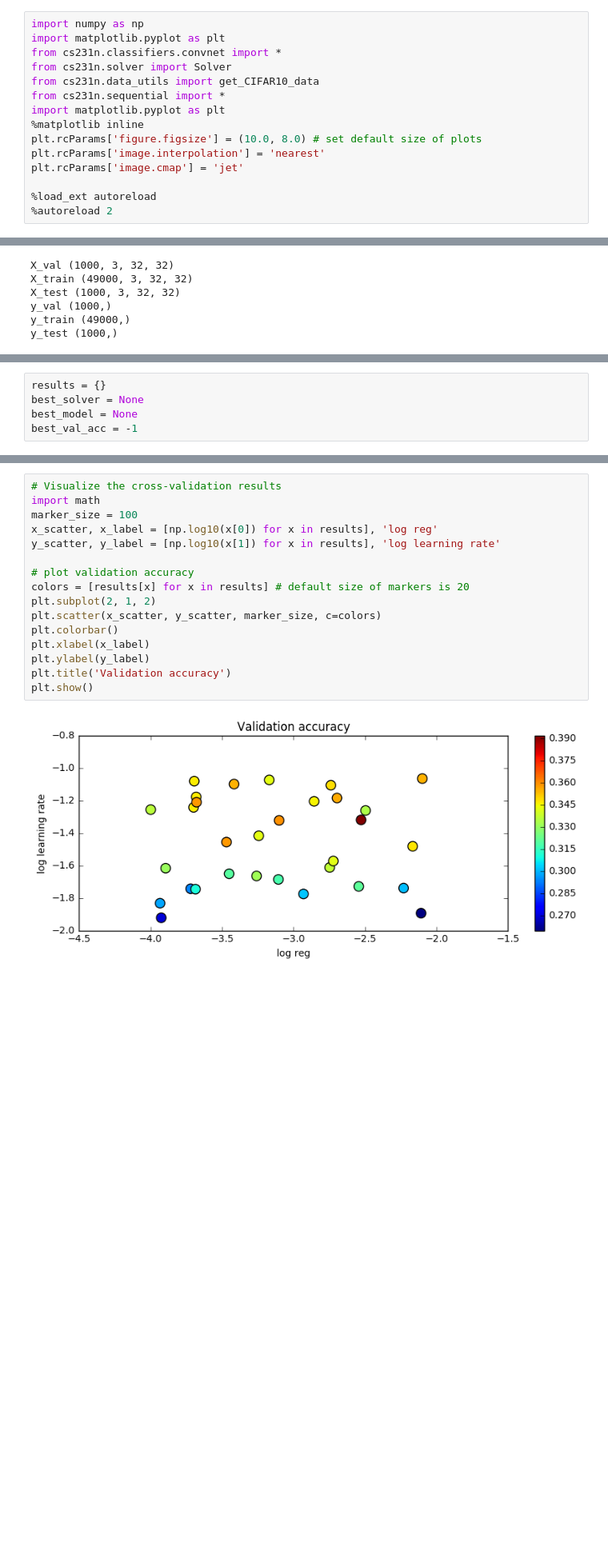
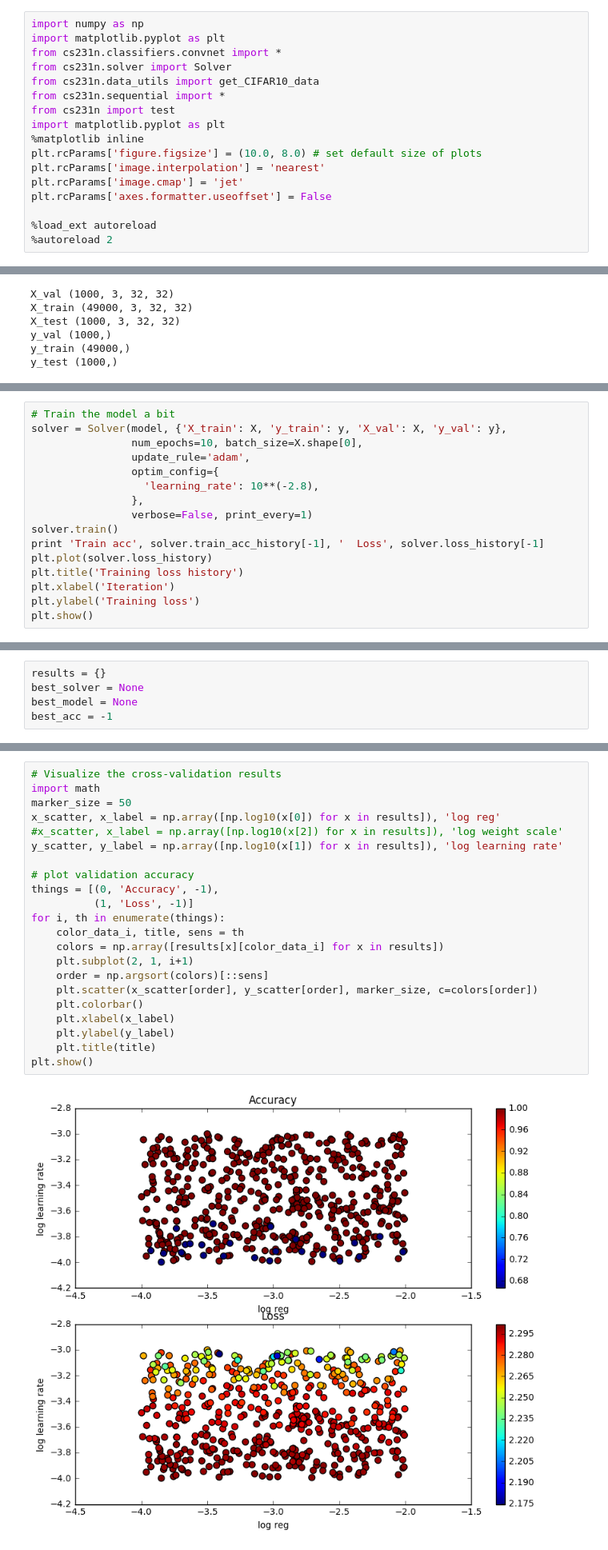
Before and after one commit to lemairecarl/cs231n_perso_2, a Jupyter notebook: FlexNet.ipynb, the cells around one changed output, grey strips where cells are left out. Shown: that part at 80% size. Saved outputs shown, nothing was run; the diff lists cells and outputs as text; blank space fills up the shorter version.

```diff
--- a/FlexNet.ipynb
+++ b/FlexNet.ipynb
@@ -7,11 +7,13 @@ from cs231n.classifiers.convnet import *
 from cs231n.solver import Solver
 from cs231n.data_utils import get_CIFAR10_data
 from cs231n.sequential import *
+from cs231n import test
 import matplotlib.pyplot as plt
 %matplotlib inline
 plt.rcParams['figure.figsize'] = (10.0, 8.0) # set default size of plots
 plt.rcParams['image.interpolation'] = 'nearest'
 plt.rcParams['image.cmap'] = 'jet'
+plt.rcParams['axes.formatter.useoffset'] = False
 
 %load_ext autoreload
 %autoreload 2
@@ -44,0 +79,16 @@ y_test (1000,)
+# %%
+# Train the model a bit
+solver = Solver(model, {'X_train': X, 'y_train': y, 'X_val': X, 'y_val': y},
+                num_epochs=10, batch_size=X.shape[0],
+                update_rule='adam',
+                optim_config={
+                  'learning_rate': 10**(-2.8),
+                },
+                verbose=False, print_every=1)
+solver.train()
+print 'Train acc', solver.train_acc_history[-1], '  Loss', solver.loss_history[-1]
+plt.plot(solver.loss_history)
+plt.title('Training loss history')
+plt.xlabel('Iteration')
+plt.ylabel('Training loss')
+plt.show()
@@ -46,7 +112,7 @@ y_test (1000,)
 results = {}
 best_solver = None
 best_model = None
-best_val_acc = -1
+best_acc = -1
 # %%
 # Hyper parameter search
 
@@ -116,21 +177,27 @@ plt.show()
 # %%
 # Visualize the cross-validation results
 import math
-marker_size = 100
-x_scatter, x_label = [np.log10(x[0]) for x in results], 'log reg'
-y_scatter, y_label = [np.log10(x[1]) for x in results], 'log learning rate'
+marker_size = 50
+x_scatter, x_label = np.array([np.log10(x[0]) for x in results]), 'log reg'
+#x_scatter, x_label = np.array([np.log10(x[2]) for x in results]), 'log weight scale'
+y_scatter, y_label = np.array([np.log10(x[1]) for x in results]), 'log learning rate'
 
 # plot validation accuracy
-colors = [results[x] for x in results] # default size of markers is 20
-plt.subplot(2, 1, 2)
-plt.scatter(x_scatter, y_scatter, marker_size, c=colors)
-plt.colorbar()
-plt.xlabel(x_label)
-plt.ylabel(y_label)
-plt.title('Validation accuracy')
+things = [(0, 'Accuracy', -1),
+          (1, 'Loss', -1)]
+for i, th in enumerate(things):
+    color_data_i, title, sens = th
+    colors = np.array([results[x][color_data_i] for x in results])
+    plt.subplot(2, 1, i+1)
+    order = np.argsort(colors)[::sens]
+    plt.scatter(x_scatter[order], y_scatter[order], marker_size, c=colors[order])
+    plt.colorbar()
+    plt.xlabel(x_label)
+    plt.ylabel(y_label)
+    plt.title(title)
 plt.show()
 # %% [output]
-[figure, old version]
+[figure, new version]
 # %%
 plt.subplot(2, 1, 1)
 plt.plot(best_solver.loss_history, '-')
```
Also changed, not shown: parts of 11 cells of this notebook, 4 other files.
